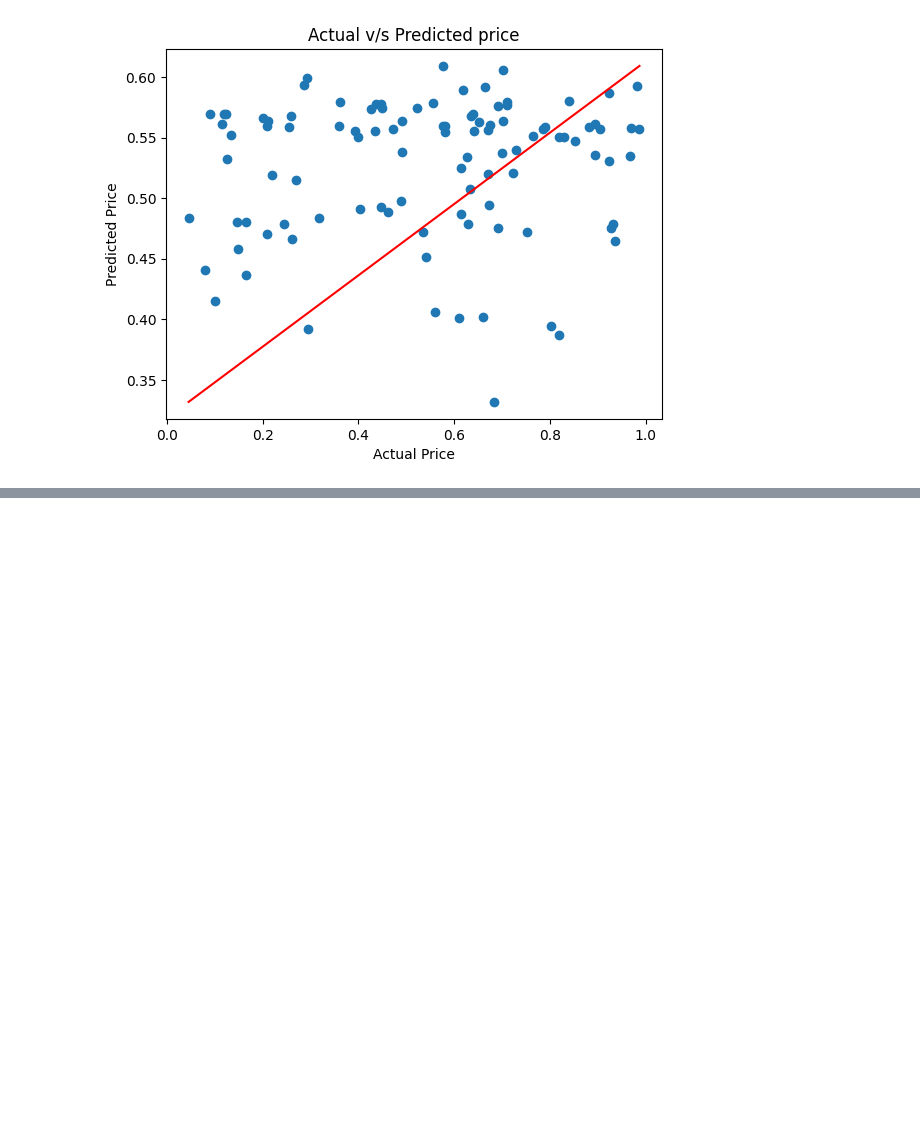
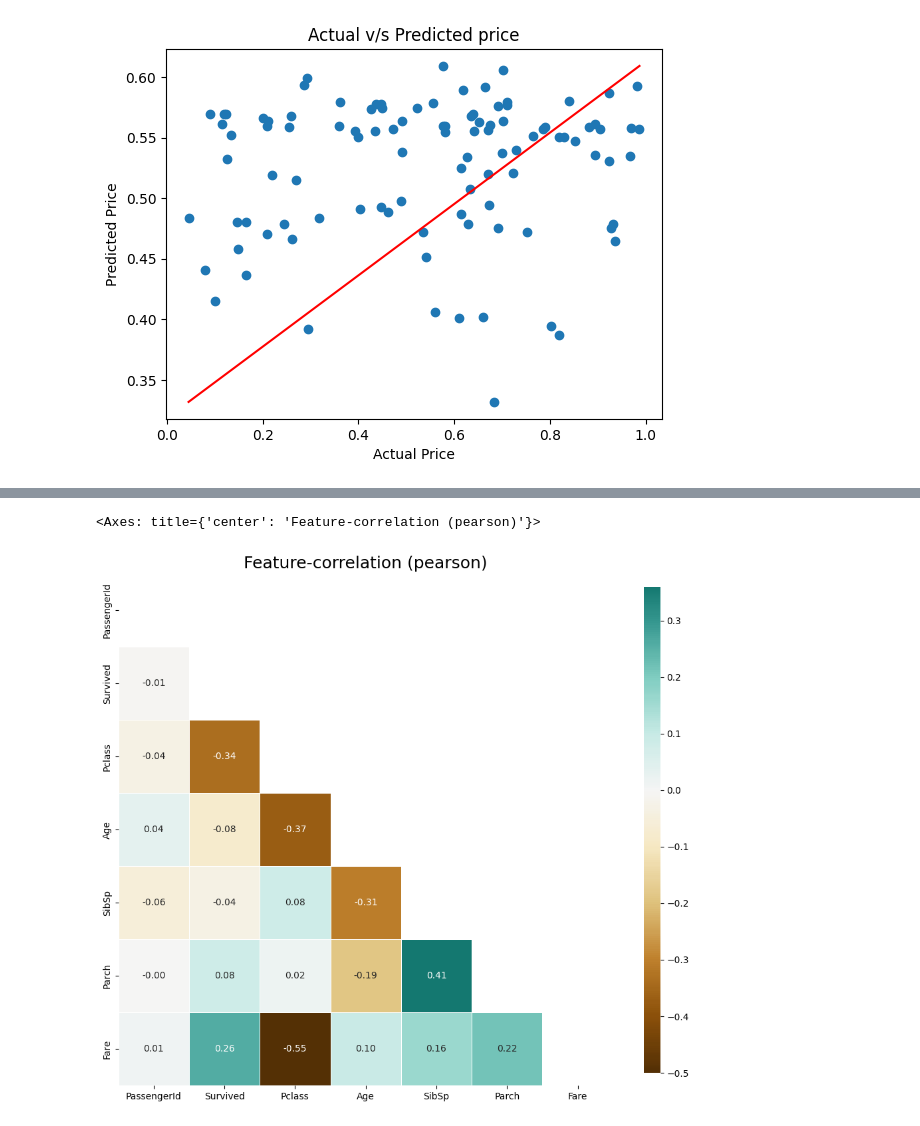
Before and after one commit to sujataprasad01/ML-Predicting-the-House-price, a Jupyter notebook: Predicting_the_House_price.ipynb, the cells around one changed output, grey strips where cells are left out. Saved outputs shown, nothing was run; the diff lists cells and outputs as text; code cells hidden in the pictures; blank space fills up the shorter version.

```diff
--- a/Predicting_the_House_price.ipynb
+++ b/Predicting_the_House_price.ipynb
@@ -504,0 +581,5 @@ Text(0.5, 1.0, 'Actual v/s Predicted price')
+# %%
+klib.corr_plot(df2)
+# %% [output]
+<Axes: title={'center': 'Feature-correlation (pearson)'}>
+[figure, added]
```
Also changed, not shown: parts of 14 cells of this notebook.
